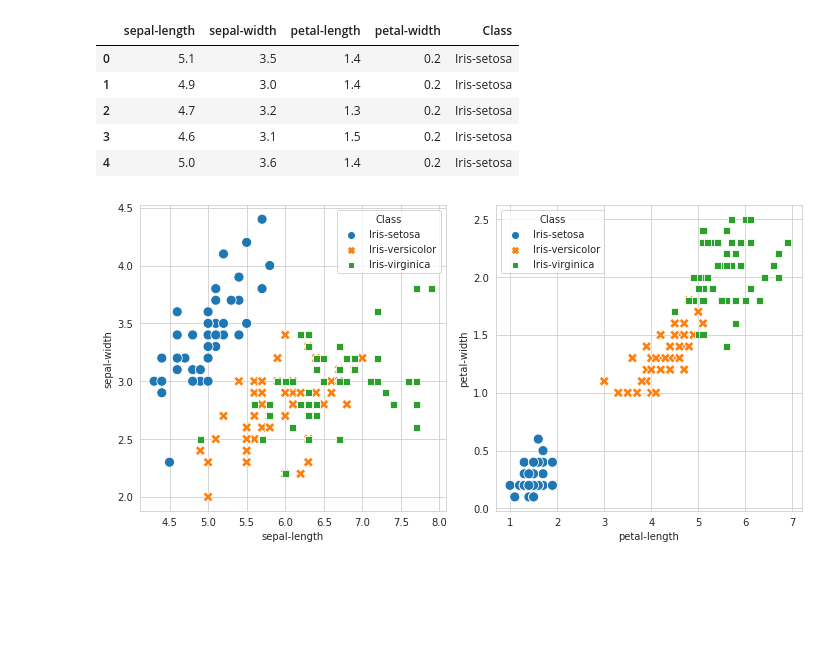
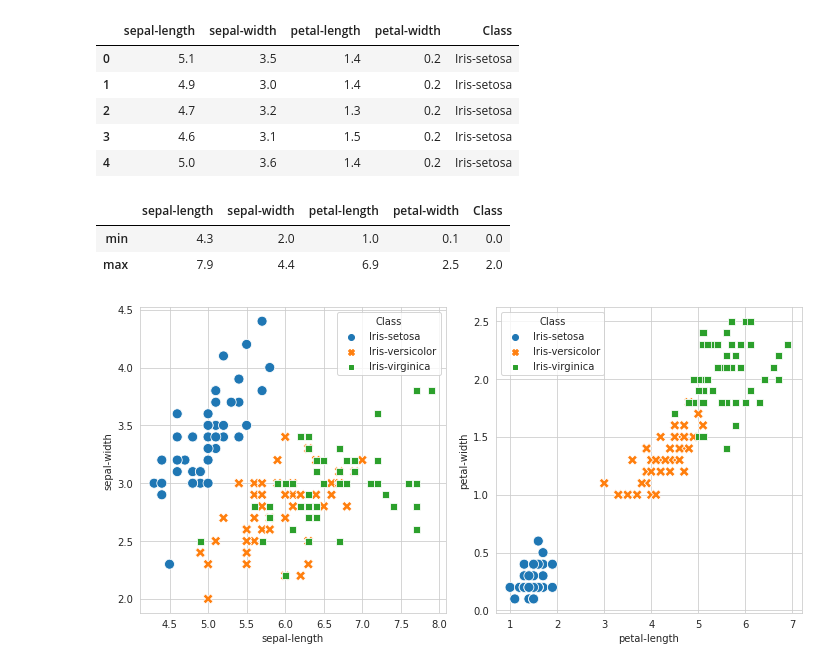
Before and after one commit to muscak/Master-Machine-Learning-Algorithms, a Jupyter notebook: Nonlinear-Algorithms/k-Nearest Neighbors/kNN.ipynb, the cells around one changed output. Cells and saved outputs as stored; diff of their text form; code cells hidden in the pictures; blank space fills up the shorter version.

```diff
--- a/Nonlinear-Algorithms/k-Nearest Neighbors/kNN.ipynb
+++ b/Nonlinear-Algorithms/k-Nearest Neighbors/kNN.ipynb
@@ -148,6 +154,12 @@ dataset.head()
 | 2 | 4.7 | 3.2 | 1.3 | 0.2 | Iris-setosa |
 | 3 | 4.6 | 3.1 | 1.5 | 0.2 | Iris-setosa |
 | 4 | 5.0 | 3.6 | 1.4 | 0.2 | Iris-setosa |
+# %%
+dataset.describe().loc[['min', 'max']]
+# %% [output]
+|  | sepal-length | sepal-width | petal-length | petal-width | Class |
+| min | 4.3 | 2.0 | 1.0 | 0.1 | 0.0 |
+| max | 7.9 | 4.4 | 6.9 | 2.5 | 2.0 |
 # %%
 # Checking the relation between the label and the numerical features
 fig, axes = plt.subplots(1, 2, figsize=(10, 5))
```
Also changed, not shown: parts of 12 cells of this notebook.
